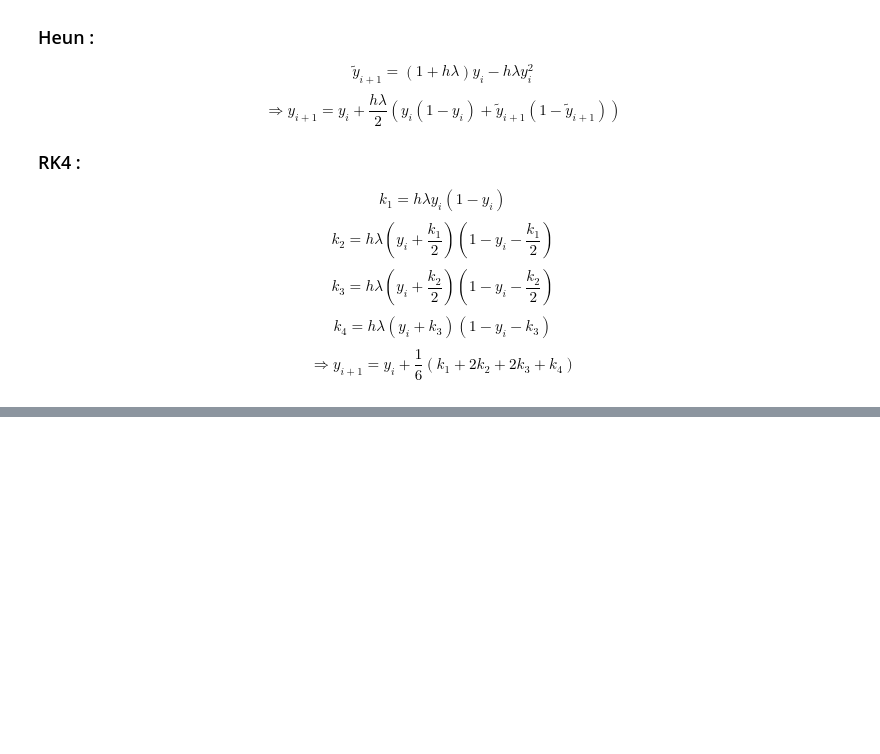
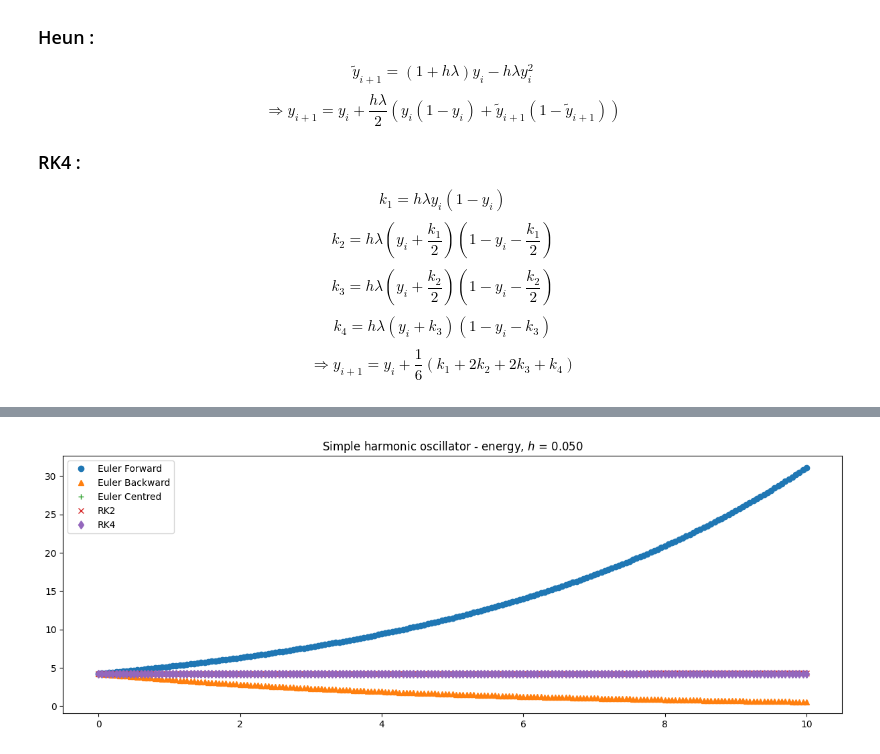
Before and after one commit to sablonl/LPHYS1303-Notebooks, a Jupyter notebook: Finite_Differences.ipynb, the cells around one changed output, grey strips where cells are left out. Cells and saved outputs as stored; diff of their text form; code cells hidden in the pictures; blank space fills up the shorter version.

```diff
--- a/Finite_Differences.ipynb
+++ b/Finite_Differences.ipynb
@@ -238,0 +377,24 @@ plt.show()
+# %%
+# Plot the energy of the system
+energy_Euler_forward = w**2 * u_Euler_forward[0, :]**2 + u_Euler_forward[1, :]**2
+energy_Euler_backward = w**2 * u_Euler_backward[0, :]**2 + u_Euler_backward[1, :]**2
+energy_Euler_centred = w**2 * u_Euler_centred[0, :]**2 + u_Euler_centred[1, :]**2
+energy_RK2 = w**2 * u_RK2[0, :]**2 + u_RK2[1, :]**2
+energy_RK4 = w**2 * u_RK4[0, :]**2 + u_RK4[1, :]**2
+
+fig_energy, ax_energy = plt.subplots(figsize=(15, 5))
+
+ax_energy.plot(t, energy_Euler_forward, 'o', label='Euler Forward')
+ax_energy.plot(t, energy_Euler_backward, '^', label='Euler Backward')
+ax_energy.plot(t, energy_Euler_centred, '+', label='Euler Centred')
+ax_energy.plot(t, energy_RK2, 'x', label='RK2')
+ax_energy.plot(t, energy_RK4, 'd', label='RK4')
+
+ax_energy.legend()
+ax_energy.set_title('Simple harmonic oscillator - energy, $h$ = %.3f' % h)
+
+plt.show()
+
+# => Euler centré, RK2 et RK4 semblent conservatifs, Euler forward et backward ne le sont clairement pas
+# %% [output]
+[figure, added]
```
Also changed, not shown: parts of 9 cells of this notebook.
